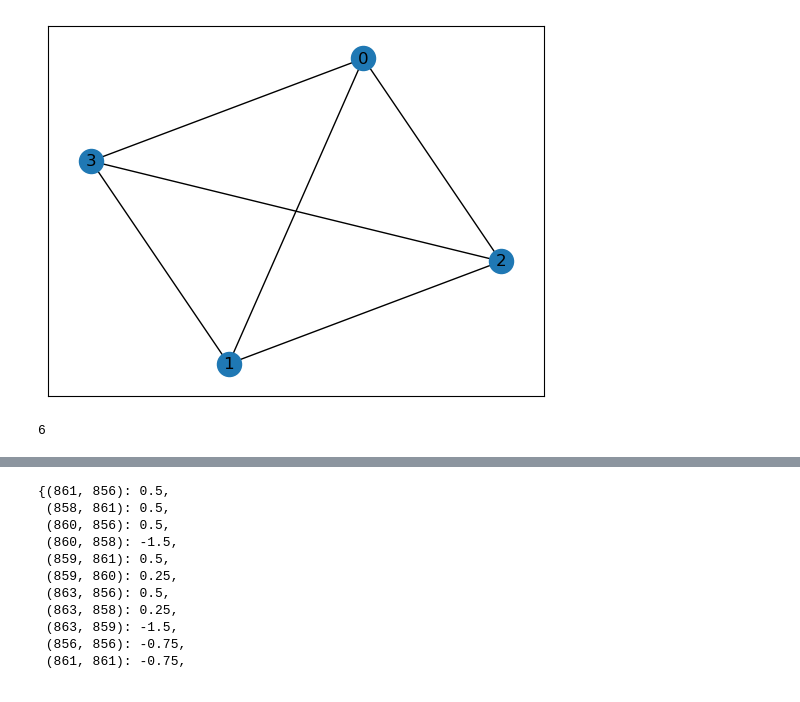
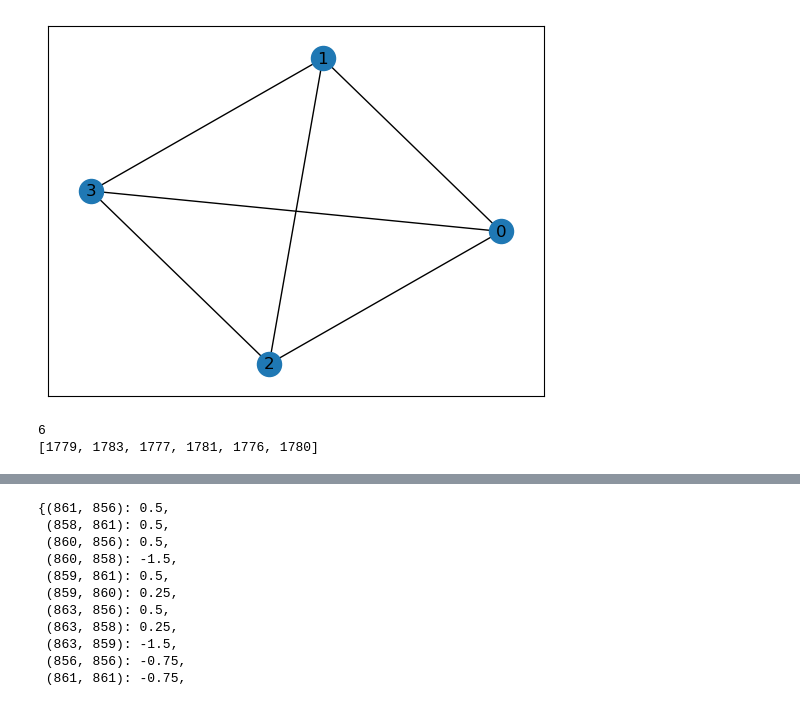
Before and after one commit to AndreaPeMa0/Graph-Partitioning-QA, a Jupyter notebook: Scripts/Simulation/Untitled.ipynb, the cells around one changed output, grey strips where cells are left out. Cells and saved outputs as stored; diff of their text form; code cells hidden in the pictures.

```diff
--- a/Scripts/Simulation/Untitled.ipynb
+++ b/Scripts/Simulation/Untitled.ipynb
@@ -44,22 +43,27 @@ def nextState(state):
 # %%
 #Create the graph
 G = FileToNetwork("graph3.txt")
 DrawNetwork(G, "3.png")
 n = nx.number_of_nodes(G)
 m = nx.number_of_edges(G)
 alpha = 1.25
 beta=1
-RCS = 0.2
+RCS = 0.5
 # %% [output]
-[figure, old version]
+[figure, new version]
 # %%
 #Embedding
 C = FileToNetwork("chimera.txt")
 #embedding = mm.find_embedding(G, C)
-embedding = {0: [856], 1: [861], 2: [859, 863], 3: [858, 860]}
-num_physical_qubits = 0
-for i in range(len(embedding)):
-    num_physical_qubits += len(embedding[i])
+embedding = {1: [1779], 0: [1783, 1777], 3: [1781, 1776], 2: [1780]}
+
+physical_nodes = []
+for vertex in embedding:
+    for node in embedding[vertex]:
+        physical_nodes.append(node)
+num_physical_qubits = len(physical_nodes)
 print(num_physical_qubits)
+print(physical_nodes)
 # %% [output]
 6
+[1779, 1783, 1777, 1781, 1776, 1780]
```
Also changed, not shown: parts of 9 cells of this notebook, 21 other files.
